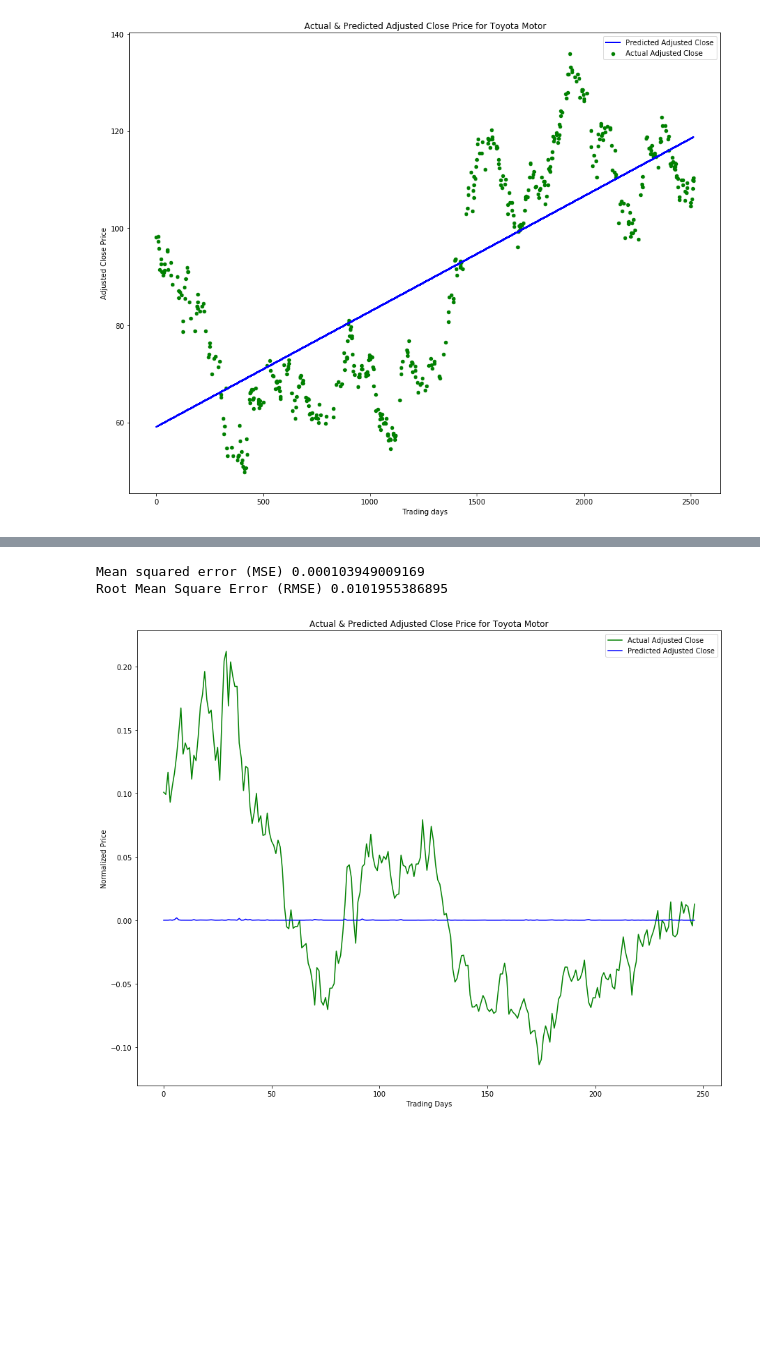
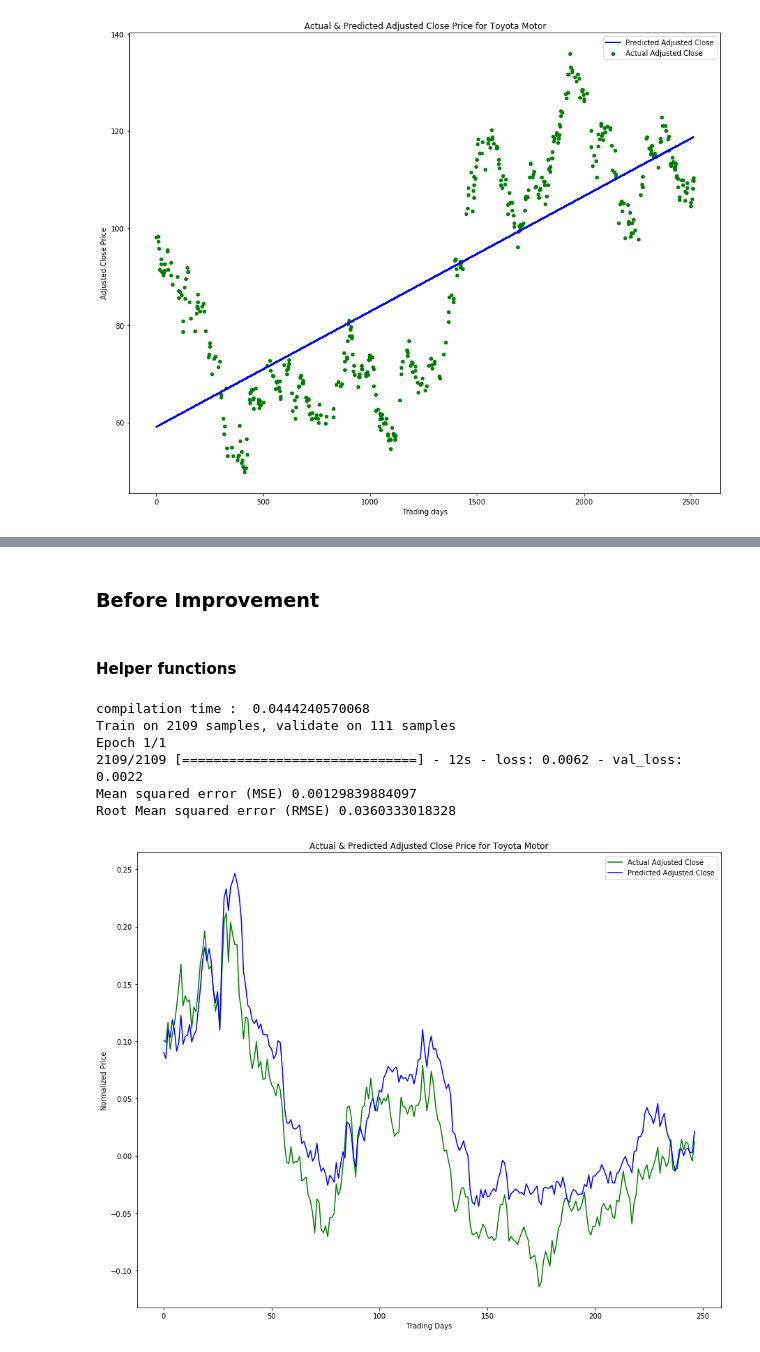
Before and after one commit to yhagio/stock_price_predictor, a Jupyter notebook: stock_price_predictor.ipynb, the cells around one changed output, grey strips where cells are left out. Saved outputs shown, nothing was run; the diff lists cells and outputs as text; code cells hidden in the pictures; blank space fills up the shorter version.

```diff
--- a/stock_price_predictor.ipynb
+++ b/stock_price_predictor.ipynb
@@ -178,0 +95,2 @@ Root Mean squared error (RMSE) 92.6438731395
+# %% [markdown]
+### Before Improvement
@@ -179 +102,3 @@ Root Mean squared error (RMSE) 92.6438731395
+# %% [markdown]
+#### Helper functions
 # %%
@@ -230,45 +151,67 @@ def normalise_windows(window_data):
 adj_closes = load_adj_close()
 X_train_, y_train_, X_test_, y_test_ = load_data(adj_closes, 50, True)
 # %%
-# Linear Regression model V.2 Normalized
-from sklearn import linear_model
-from sklearn.cross_validation import train_test_split
-from math import sqrt
+# LSTM Model
 
-# Convert 3D to 2D for datasets
-# https://stackoverflow.com/questions/34972142/sklearn-logistic-regression-valueerror-found-array-with-dim-3-estimator-expec
-nsamples, nx, ny = X_train_[:2014].shape
-d2_train_dataset = X_train_[:2014].reshape((nsamples,nx*ny))
+# Build Model
+model = Sequential()
 
-nsamples, nx, ny = X_test_.shape
-d2_test_dataset = X_test_.reshape((nsamples,nx*ny))
+model.add(LSTM(
+    input_dim=1,
+    output_dim=50,
+    return_sequences=True))
+model.add(Dropout(0.2))
 
-# Linear Regression set up
-regr = linear_model.LinearRegression()
-regr.fit(d2_train_dataset, y_train_[:2014])
+model.add(LSTM(
+    100,
+    return_sequences=False))
+model.add(Dropout(0.2))
 
-print 'Mean squared error (MSE)', np.mean((regr.predict(d2_test_dataset) - y_test_) ** 2)
-print 'Root Mean Square Error (RMSE)', sqrt(np.mean((regr.predict(d2_test_dataset) - y_test_) ** 2))
+model.add(Dense(
+    output_dim=1))
+model.add(Activation('linear'))
 
+start = time.time()
+model.compile(loss='mse', optimizer='rmsprop')
+print 'compilation time : ', time.time() - start
+
+#Train the model
+model.fit(
+    X_train_,
+    y_train_,
+    batch_size=512,
+    nb_epoch=1,
+    validation_split=0.05)
+
+
+testPredict = model.predict(X_test_, batch_size=batch_size)
+score = model.evaluate(X_test_, y_test_, batch_size=batch_size, verbose=0)
+
+print 'Mean squared error (MSE)', score
+print 'Root Mean squared error (RMSE)', math.sqrt(score)
 
 # Set up plot
 fig = plt.figure()
 ax = fig.add_subplot(111)
 
 # Add labels
 plt.ylabel('Normalized Price')
 plt.xlabel('Trading Days')
 
 # Plot actual and predicted close values
 plt.plot(y_test_,'g', label='Actual Adjusted Close')
-plt.plot(((regr.predict(d2_test_dataset) - y_test_) ** 2), 'b', label='Predicted Adjusted Close')
+plt.plot(testPredict, 'b', label='Predicted Adjusted Close')
 
 # Set title
 ax.set_title('Actual & Predicted Adjusted Close Price for Toyota Motor')
 ax.legend(loc='upper right')
 
 plt.show()
 # %% [output]
-Mean squared error (MSE) 0.000103949009169
-Root Mean Square Error (RMSE) 0.0101955386895
+compilation time :  0.0444240570068
+Train on 2109 samples, validate on 111 samples
+Epoch 1/1
+2109/2109 [==============================] - 12s - loss: 0.0062 - val_loss: 0.0022
+Mean squared error (MSE) 0.00129839884097
+Root Mean squared error (RMSE) 0.0360333018328
-[figure, old version]
+[figure, new version]
```
Also changed, not shown: parts of 11 cells of this notebook, 2 other files.
